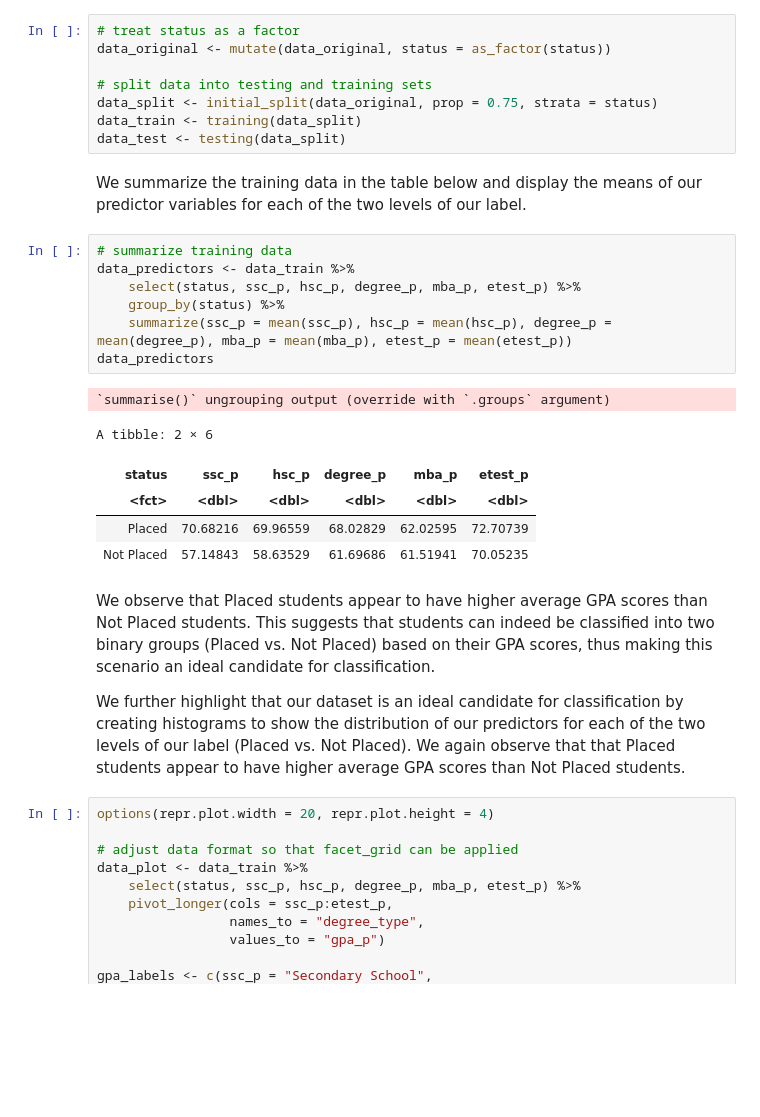
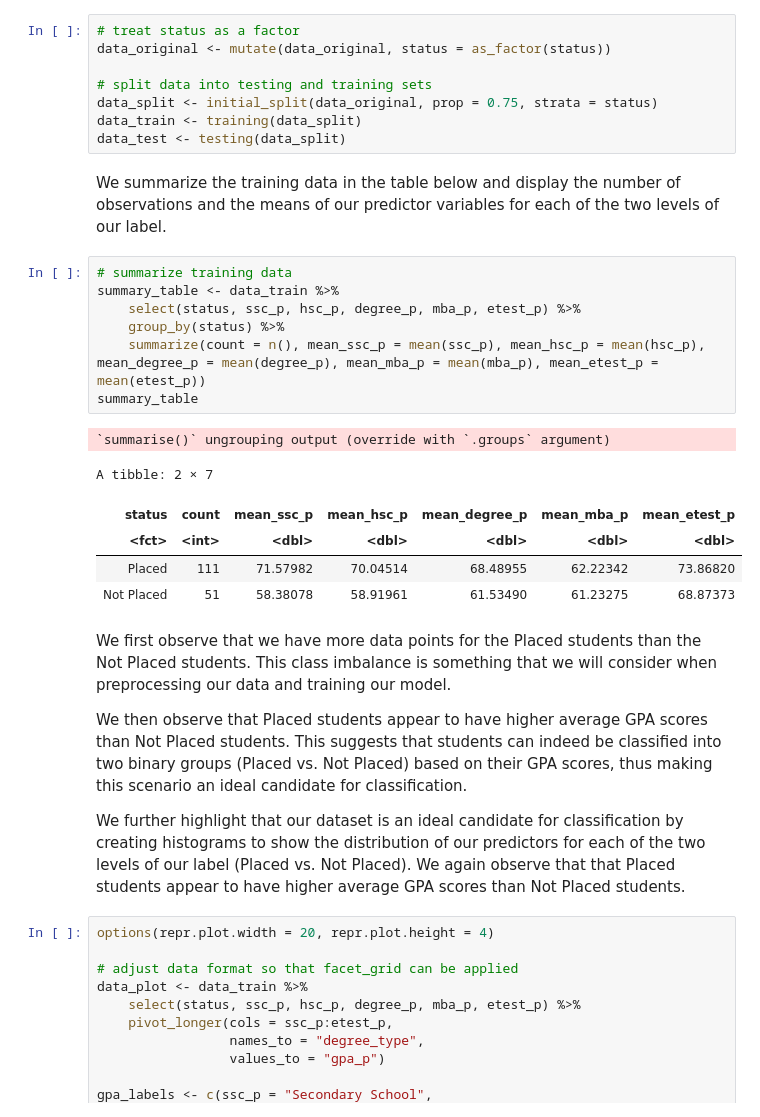
Before and after one commit to rmahinpei/dsci100-project, a Jupyter notebook: project-proposal.ipynb, the cells around one changed output. Cells and saved outputs as stored; diff of their text form; blank space fills up the shorter version.

Commit message:
Update summary table

```diff
--- a/project-proposal.ipynb
+++ b/project-proposal.ipynb
@@ -62,23 +80,25 @@ data_split <- initial_split(data_original, prop = 0.75, strata = status)
 data_train <- training(data_split)
 data_test <- testing(data_split)
 # %% [markdown]
-We summarize the training data in the table below and display the means of our  predictor variables for each of the two levels of our  label.
+We summarize the training data in the table below and display the number of observations and the means of our  predictor variables for each of the two levels of our  label.
 # %%
 # summarize training data
-data_predictors <- data_train %>%
+summary_table <- data_train %>%
     select(status, ssc_p, hsc_p, degree_p, mba_p, etest_p) %>%
     group_by(status) %>%
-    summarize(ssc_p = mean(ssc_p), hsc_p = mean(hsc_p), degree_p = mean(degree_p), mba_p = mean(mba_p), etest_p = mean(etest_p))
-data_predictors
+    summarize(count = n(), mean_ssc_p = mean(ssc_p), mean_hsc_p = mean(hsc_p), mean_degree_p = mean(degree_p), mean_mba_p = mean(mba_p), mean_etest_p = mean(etest_p))
+summary_table
 # %% [output]
 `summarise()` ungrouping output (override with `.groups` argument)
-A tibble: 2 × 6
+A tibble: 2 × 7
-| status | ssc_p | hsc_p | degree_p | mba_p | etest_p |
-| <fct> | <dbl> | <dbl> | <dbl> | <dbl> | <dbl> |
-| Placed | 70.68216 | 69.96559 | 68.02829 | 62.02595 | 72.70739 |
-| Not Placed | 57.14843 | 58.63529 | 61.69686 | 61.51941 | 70.05235 |
+| status | count | mean_ssc_p | mean_hsc_p | mean_degree_p | mean_mba_p | mean_etest_p |
+| <fct> | <int> | <dbl> | <dbl> | <dbl> | <dbl> | <dbl> |
+| Placed | 111 | 71.57982 | 70.04514 | 68.48955 | 62.22342 | 73.86820 |
+| Not Placed | 51 | 58.38078 | 58.91961 | 61.53490 | 61.23275 | 68.87373 |
 # %% [markdown]
-We observe that Placed students appear to have higher average GPA scores than Not Placed students. This suggests that students can indeed be classified into two binary groups (Placed vs. Not Placed) based on their GPA scores, thus making this scenario an ideal candidate for classification.
+We first observe that we have more data points for the Placed students than the Not Placed students. This class imbalance is something that we will consider when preprocessing our data and training our model.
+
+We then observe that Placed students appear to have higher average GPA scores than Not Placed students. This suggests that students can indeed be classified into two binary groups (Placed vs. Not Placed) based on their GPA scores, thus making this scenario an ideal candidate for classification.
 
 We further highlight that our dataset is an ideal candidate for classification by creating histograms to show the distribution of our predictors for each of the two levels of our label (Placed vs. Not Placed). We again observe that that Placed students appear to have higher average GPA scores than Not Placed students.
 # %%
```
Also changed, not shown: parts of 1 cell of this notebook.
